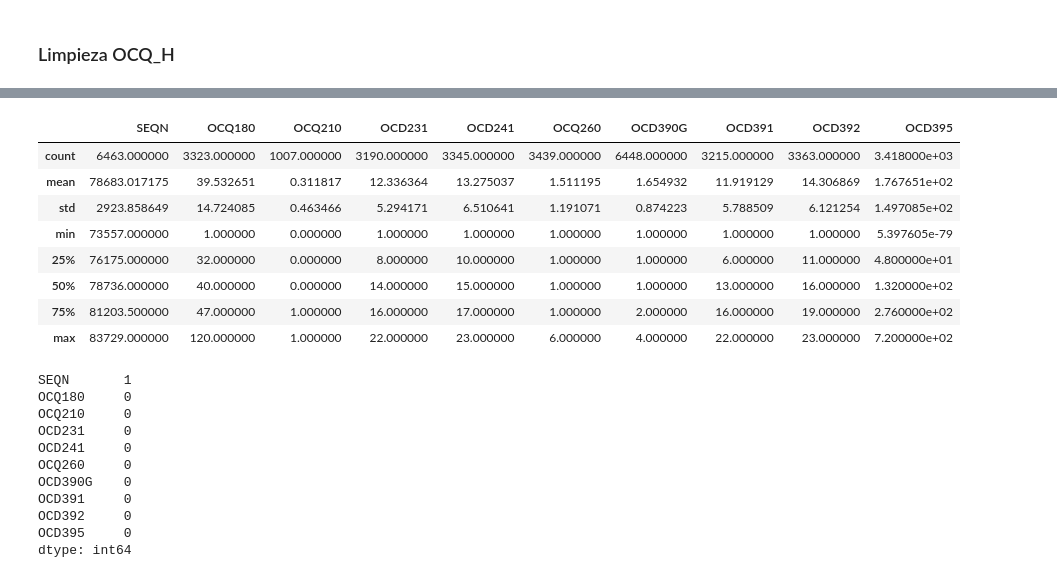
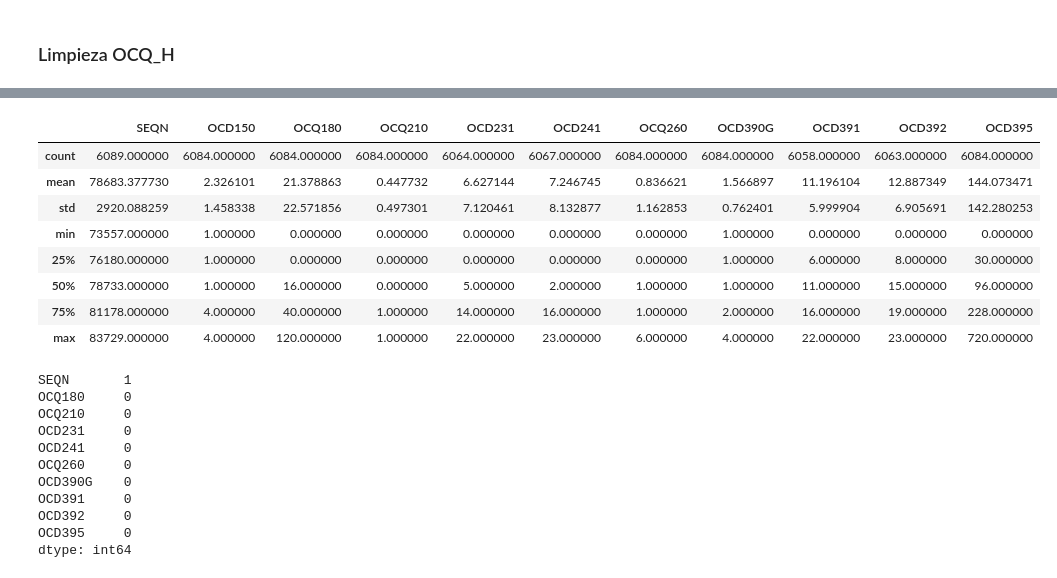
Before and after one commit to salva1984/kokoa-analisis-salud-mental, a Jupyter notebook: notebooks/03_limpieza_G3.ipynb, the cells around one changed output, grey strips where cells are left out. Saved outputs shown, nothing was run; the diff lists cells and outputs as text; code cells hidden in the pictures.

```diff
--- a/notebooks/03_limpieza_G3.ipynb
+++ b/notebooks/03_limpieza_G3.ipynb
@@ -266,11 +272,13 @@ ocq.head()
 # %%
 OCQ_COLS = [
     "SEQN",
+    'OCD150',
     "OCQ180",   # Horas trabajadas la semana pasada
     "OCQ210",   # Trabaja ≥35h (1=Sí, 2=No)
     "OCD231",   # Industria actual
     "OCD241",   # Ocupación actual
     "OCQ260",   # Tipo de empleo
+    "OCD270",   # meses en el trabajo actual
     "OCD390G",  # Tipo de trabajo más largo
     "OCD391",   # Industria trabajo más largo
     "OCD392",   # Ocupación trabajo más largo
@@ -324,3 +335,27 @@ dtype: object
+# %%
+# limpieza valores invalidos
+invalid_codes = [77777, 99999]
+ocq = ocq[~ocq['OCQ180'].isin(invalid_codes)].copy()
+
+invalid_ocq210 = [7, 9]
+ocq = ocq[~ocq['OCQ210'].isin(invalid_ocq210)].copy()
+
+invalid_ocq260 = [77, 99]
+ocq = ocq[~ocq['OCQ260'].isin(invalid_ocq260)].copy()
+
+invalid_ocd390g = [7, 9]
+ocq = ocq[~ocq['OCD390G'].isin(invalid_ocd390g)].copy()
+
+invalid_ocd395 = [77777, 99999]
+ocq = ocq[~ocq['OCD395'].isin(invalid_ocd395)].copy()
+# %%
+# ocd270 no estaba evaluada, dropear columna
+ocq.drop(columns=['OCD270'], inplace=True)
+# %%
+
+# si trabajas mas de 35 horas, no aplicas (respondes si)
+filtro_mas_35h = ocq['OCQ180'] >= 35
+ocq.loc[filtro_mas_35h, 'OCQ210'] = 1 #si
 # %%
 ocq["OCQ210"] = ocq["OCQ210"].map({1: 1, 2: 0})
 
@@ -333,25 +368,25 @@ NaN    5457
 Name: count, dtype: int64
 # %%
-ocq.loc[(ocq["OCQ180"] < 1) | (ocq["OCQ180"] > 120), "OCQ180"] = np.nan
-ocq.loc[(ocq["OCD231"] < 1) | (ocq["OCD231"] > 22), "OCD231"] = np.nan
-ocq.loc[(ocq["OCD241"] < 1) | (ocq["OCD241"] > 23), "OCD241"] = np.nan
-ocq.loc[(ocq["OCQ260"] < 1) | (ocq["OCQ260"] > 6), "OCQ260"] = np.nan
-ocq.loc[(ocq["OCD390G"] < 1) | (ocq["OCD390G"] > 4), "OCD390G"] = np.nan
-ocq.loc[(ocq["OCD391"] < 1) | (ocq["OCD391"] > 22), "OCD391"] = np.nan
-ocq.loc[(ocq["OCD392"] < 1) | (ocq["OCD392"] > 23), "OCD392"] = np.nan
-ocq.loc[(ocq["OCD395"] < 0) | (ocq["OCD395"] > 720), "OCD395"] = np.nan
+# ocq.loc[(ocq["OCQ180"] < 1) | (ocq["OCQ180"] > 120), "OCQ180"] = np.nan
+# ocq.loc[(ocq["OCD231"] < 1) | (ocq["OCD231"] > 22), "OCD231"] = np.nan
+# ocq.loc[(ocq["OCD241"] < 1) | (ocq["OCD241"] > 23), "OCD241"] = np.nan
+# ocq.loc[(ocq["OCQ260"] < 1) | (ocq["OCQ260"] > 6), "OCQ260"] = np.nan
+# ocq.loc[(ocq["OCD390G"] < 1) | (ocq["OCD390G"] > 4), "OCD390G"] = np.nan
+# ocq.loc[(ocq["OCD391"] < 1) | (ocq["OCD391"] > 22), "OCD391"] = np.nan
+# ocq.loc[(ocq["OCD392"] < 1) | (ocq["OCD392"] > 23), "OCD392"] = np.nan
+# ocq.loc[(ocq["OCD395"] < 0) | (ocq["OCD395"] > 720), "OCD395"] = np.nan
 
 ocq.describe()
 # %% [output]
-|  | SEQN | OCQ180 | OCQ210 | OCD231 | OCD241 | OCQ260 | OCD390G | OCD391 | OCD392 | OCD395 |
-| count | 6463.000000 | 3323.000000 | 1007.000000 | 3190.000000 | 3345.000000 | 3439.000000 | 6448.000000 | 3215.000000 | 3363.000000 | 3.418000e+03 |
-| mean | 78683.017175 | 39.532651 | 0.311817 | 12.336364 | 13.275037 | 1.511195 | 1.654932 | 11.919129 | 14.306869 | 1.767651e+02 |
-| std | 2923.858649 | 14.724085 | 0.463466 | 5.294171 | 6.510641 | 1.191071 | 0.874223 | 5.788509 | 6.121254 | 1.497085e+02 |
-| min | 73557.000000 | 1.000000 | 0.000000 | 1.000000 | 1.000000 | 1.000000 | 1.000000 | 1.000000 | 1.000000 | 5.397605e-79 |
-| 25% | 76175.000000 | 32.000000 | 0.000000 | 8.000000 | 10.000000 | 1.000000 | 1.000000 | 6.000000 | 11.000000 | 4.800000e+01 |
-| 50% | 78736.000000 | 40.000000 | 0.000000 | 14.000000 | 15.000000 | 1.000000 | 1.000000 | 13.000000 | 16.000000 | 1.320000e+02 |
-| 75% | 81203.500000 | 47.000000 | 1.000000 | 16.000000 | 17.000000 | 1.000000 | 2.000000 | 16.000000 | 19.000000 | 2.760000e+02 |
-| max | 83729.000000 | 120.000000 | 1.000000 | 22.000000 | 23.000000 | 6.000000 | 4.000000 | 22.000000 | 23.000000 | 7.200000e+02 |
+|  | SEQN | OCD150 | OCQ180 | OCQ210 | OCD231 | OCD241 | OCQ260 | OCD390G | OCD391 | OCD392 | OCD395 |
+| count | 6089.000000 | 6084.000000 | 6084.000000 | 6084.000000 | 6064.000000 | 6067.000000 | 6084.000000 | 6084.000000 | 6058.000000 | 6063.000000 | 6084.000000 |
+| mean | 78683.377730 | 2.326101 | 21.378863 | 0.447732 | 6.627144 | 7.246745 | 0.836621 | 1.566897 | 11.196104 | 12.887349 | 144.073471 |
+| std | 2920.088259 | 1.458338 | 22.571856 | 0.497301 | 7.120461 | 8.132877 | 1.162853 | 0.762401 | 5.999904 | 6.905691 | 142.280253 |
+| min | 73557.000000 | 1.000000 | 0.000000 | 0.000000 | 0.000000 | 0.000000 | 0.000000 | 1.000000 | 0.000000 | 0.000000 | 0.000000 |
+| 25% | 76180.000000 | 1.000000 | 0.000000 | 0.000000 | 0.000000 | 0.000000 | 0.000000 | 1.000000 | 6.000000 | 8.000000 | 30.000000 |
+| 50% | 78733.000000 | 1.000000 | 16.000000 | 0.000000 | 5.000000 | 2.000000 | 1.000000 | 1.000000 | 11.000000 | 15.000000 | 96.000000 |
+| 75% | 81178.000000 | 4.000000 | 40.000000 | 1.000000 | 14.000000 | 16.000000 | 1.000000 | 2.000000 | 16.000000 | 19.000000 | 228.000000 |
+| max | 83729.000000 | 4.000000 | 120.000000 | 1.000000 | 22.000000 | 23.000000 | 6.000000 | 4.000000 | 22.000000 | 23.000000 | 720.000000 |
 # %%
 #7 --------------------------------------------
 # IMPUTACIÓN
```
Also changed, not shown: parts of 11 cells of this notebook, 4 other files.
